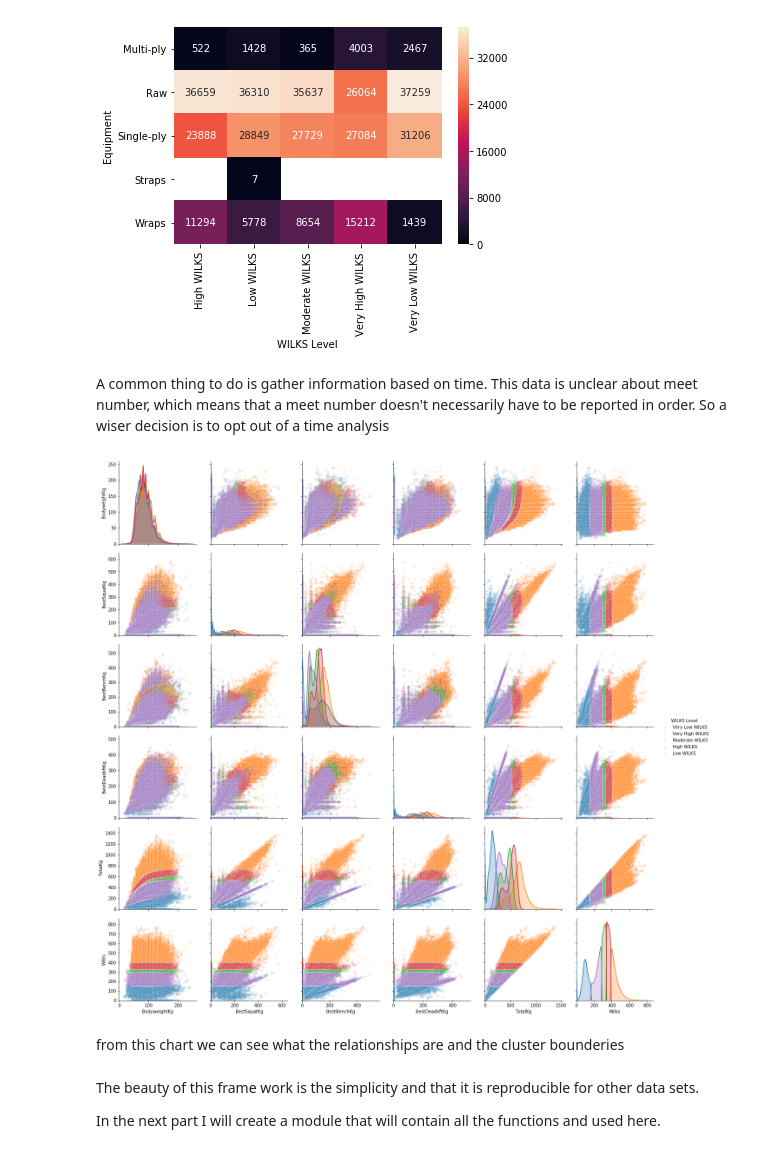
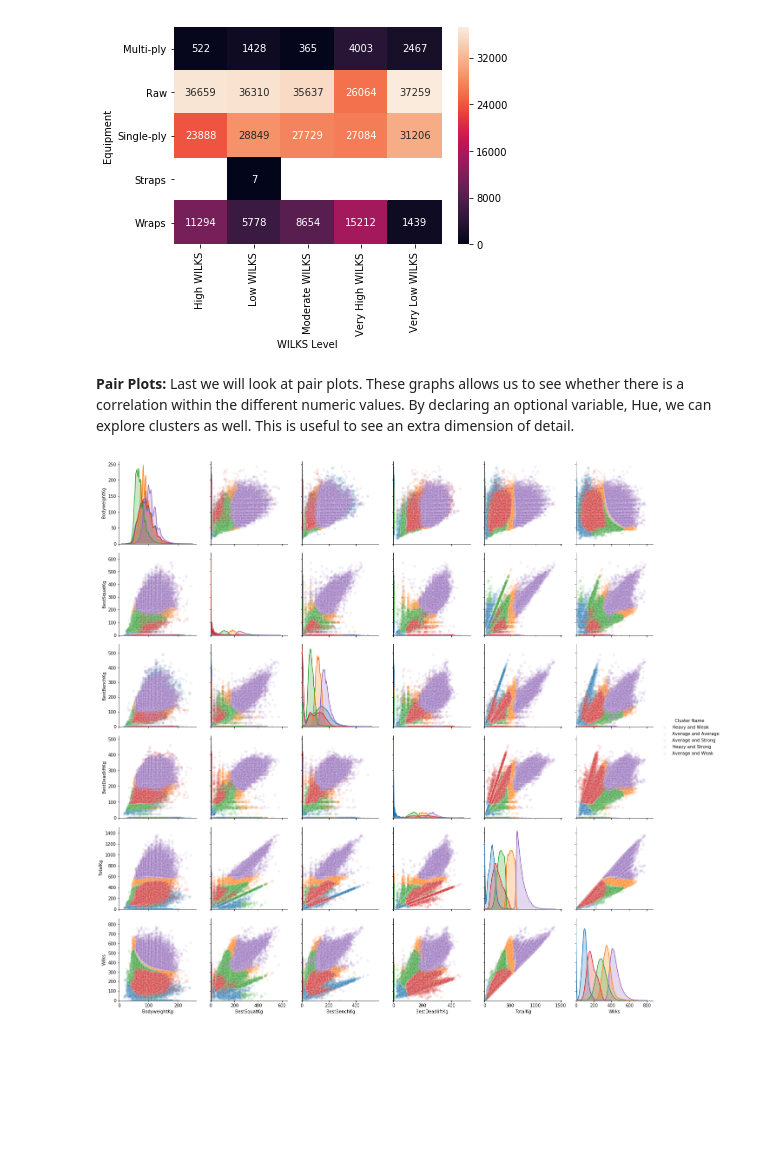
Before and after one commit to AlbertUlysses/powerlifting-eda, a Jupyter notebook: powerlifting.ipynb, the cells around one changed output. Cells and saved outputs as stored; diff of their text form; code cells hidden in the pictures; blank space fills up the shorter version.

Commit message:
Update Jupyter Notebook
I finished the first stage of the EDA. I will come back to it later if i feel like it

```diff
--- a/powerlifting.ipynb
+++ b/powerlifting.ipynb
@@ -73,17 +73,11 @@ powerlift_pivot_count( 'Equipment', 'WILKS Level', 'Federation')
 [figure]
 [figure]
 [figure]
-# %% [markdown]
-A common thing to do is gather information based on time. This data is unclear about meet number, which means that a meet number doesn't necessarily have to be reported in order. So a wiser decision is to opt out of a time analysis
+# %% [markdown]
+**Pair Plots:** Last we will look at pair plots. These graphs allows us to see whether there is a correlation within the different numeric values. By declaring an optional variable, Hue, we can explore clusters as well. This is useful to see an extra dimension of detail.
 # %%
 select_columns = ['BodyweightKg', 'BestSquatKg', 'BestBenchKg', 'BestDeadliftKg', 'TotalKg', 'Wilks']
-sns.pairplot(powerlift, height = 3, vars = select_columns, hue = 'WILKS Level', plot_kws = { 'alpha': 0.1}).set(xlim = (0), ylim = (0))
+sns.pairplot(powerlift, height = 3, vars = select_columns, hue = 'Cluster Name', plot_kws = { 'alpha': 0.1}).set(xlim = (0), ylim = (0))
 plt.show()
 # %% [output]
-[figure, old version]
+[figure, new version]
-# %% [markdown]
-from this chart we can see what the relationships are and the cluster bounderies
-# %% [markdown]
-The beauty of this frame work is the simplicity and that it is reproducible for other data sets.
-
-In the next part I will create a module that will contain all the functions and used here.
```
Also changed, not shown: parts of 4 cells of this notebook.
